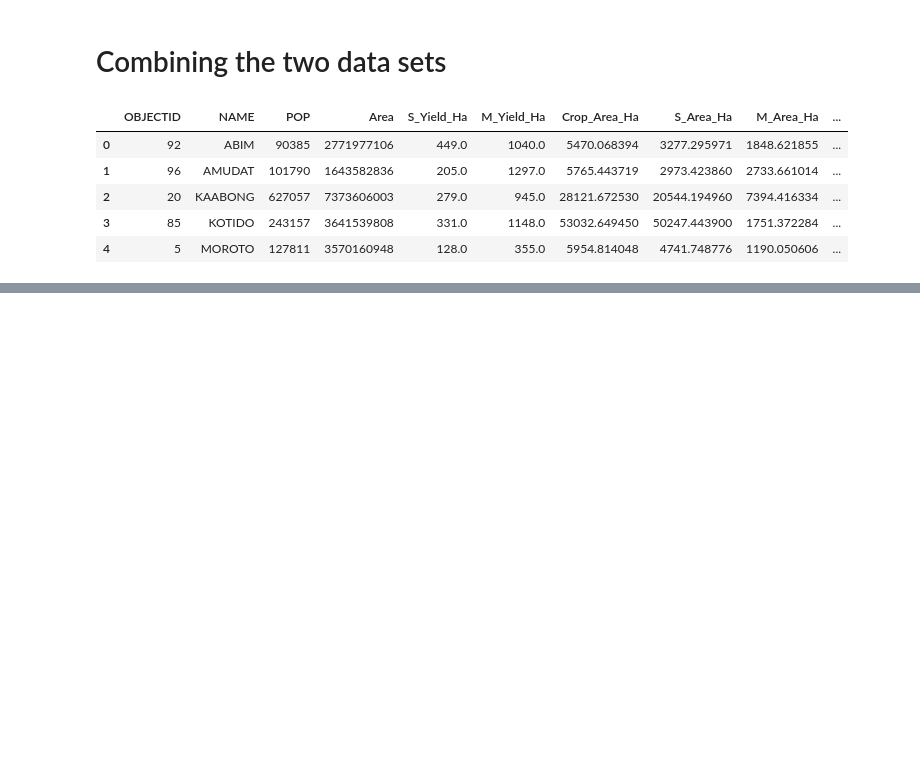
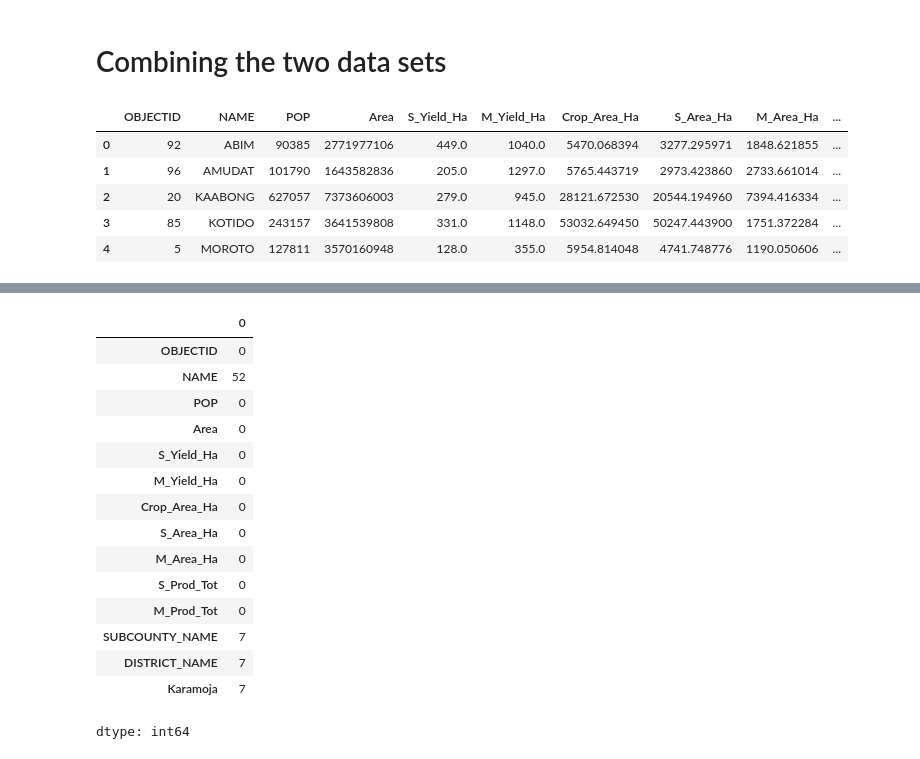
Before and after one commit to SMayienda/End-Project, a Jupyter notebook: KARAMOJA_PROJECT_.ipynb, the cells around one changed output, grey strips where cells are left out. Saved outputs shown, nothing was run; the diff lists cells and outputs as text; code cells hidden in the pictures; blank space fills up the shorter version.

```diff
--- a/KARAMOJA_PROJECT_.ipynb
+++ b/KARAMOJA_PROJECT_.ipynb
@@ -212,0 +237,19 @@ combine_df.head()
+# %%
+combine_df. isnull().sum()
+# %% [output]
+|  | 0 |
+| OBJECTID | 0 |
+| NAME | 52 |
+| POP | 0 |
+| Area | 0 |
+| S_Yield_Ha | 0 |
+| M_Yield_Ha | 0 |
+| Crop_Area_Ha | 0 |
+| S_Area_Ha | 0 |
+| M_Area_Ha | 0 |
+| S_Prod_Tot | 0 |
+| M_Prod_Tot | 0 |
+| SUBCOUNTY_NAME | 7 |
+| DISTRICT_NAME | 7 |
+| Karamoja | 7 |
+dtype: int64
```
Also changed, not shown: parts of 5 cells of this notebook.
